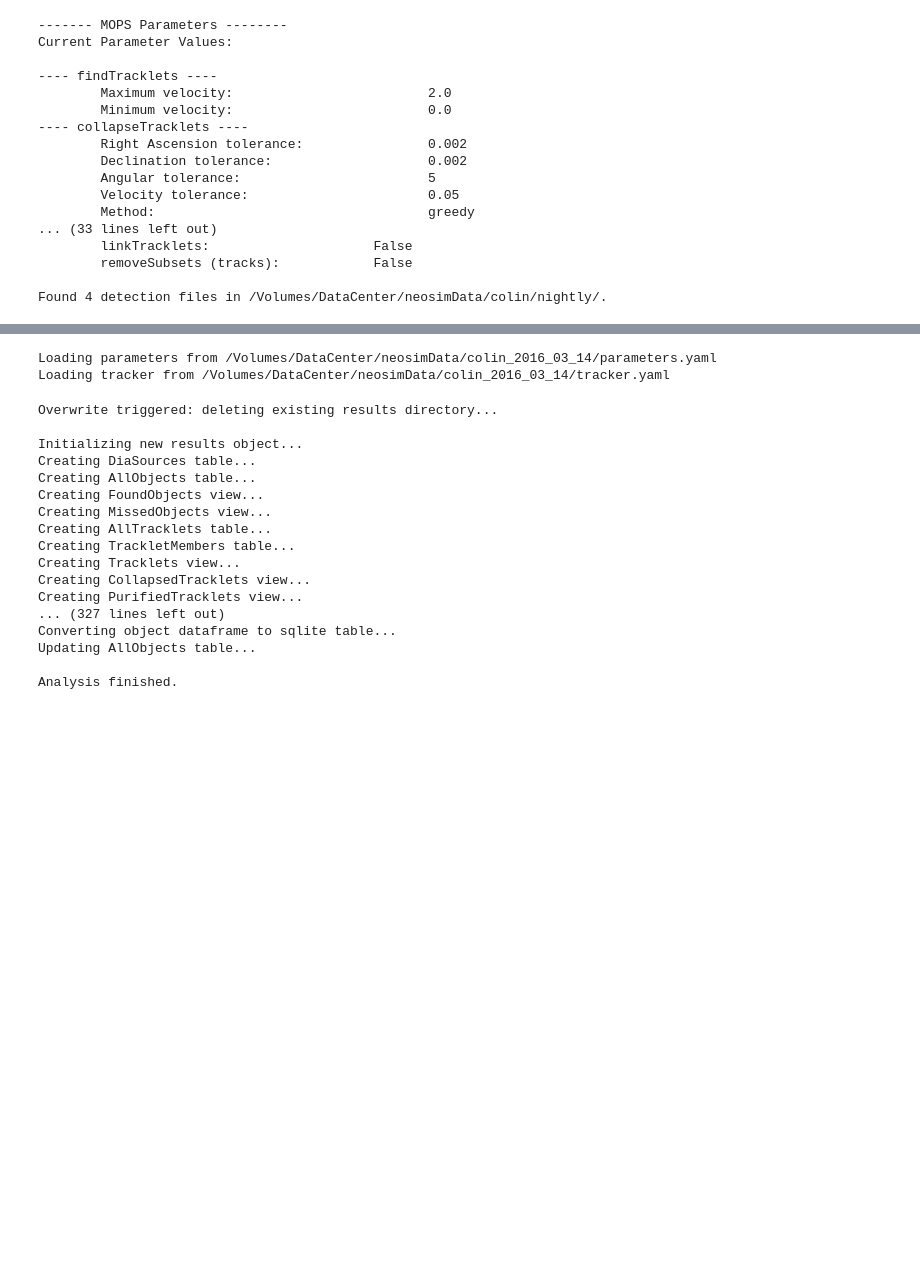
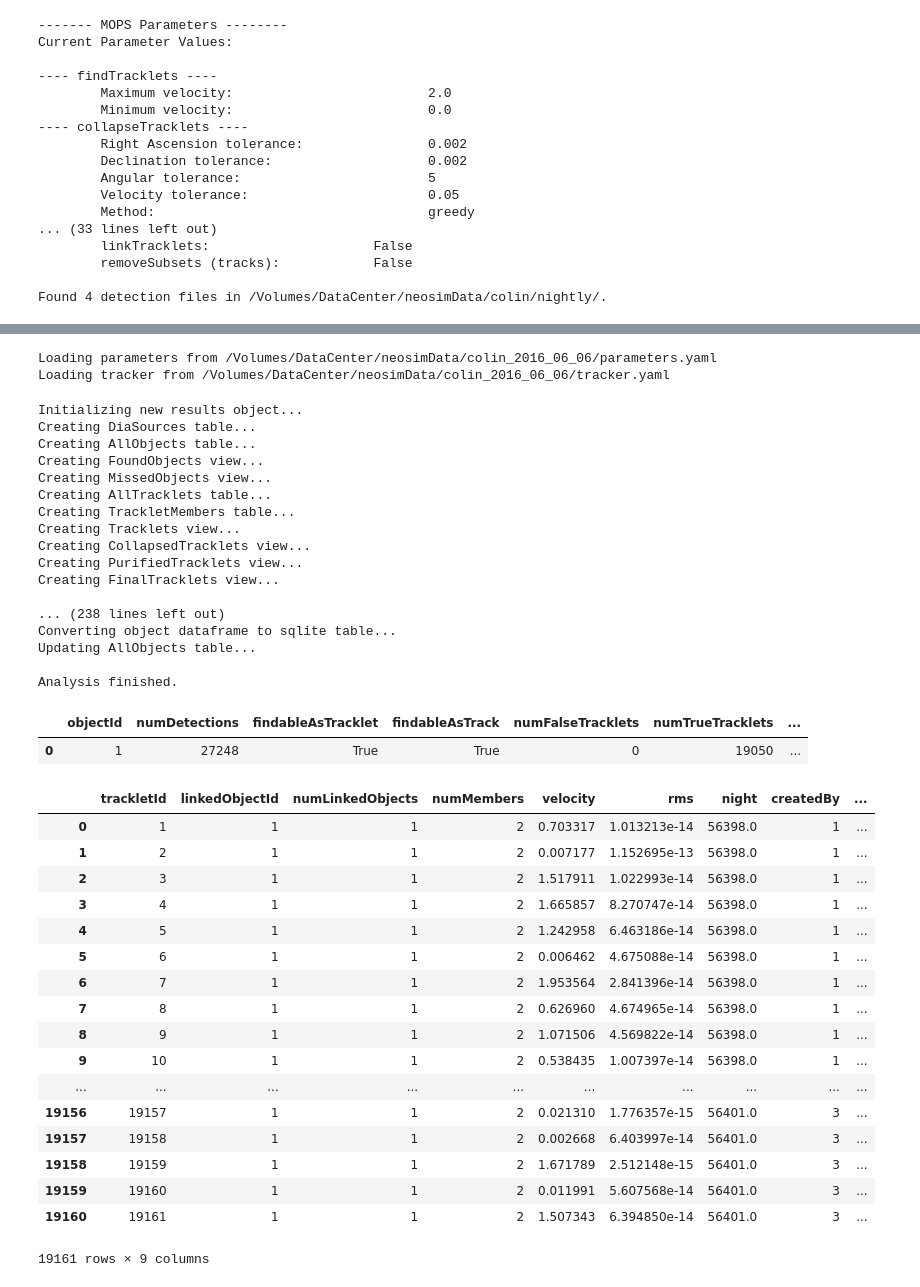
Before and after one commit to moeyensj/NEOsim, a Jupyter notebook: notebooks/colinAnalysis.ipynb, the cells around one changed output, grey strips where cells are left out. Drawn from its saved outputs; the diff is of its cells as text; code cells hidden in the pictures; blank space fills up the shorter version.

Commit message:
notebook update for Colin

```diff
--- a/notebooks/colinAnalysis.ipynb
+++ b/notebooks/colinAnalysis.ipynb
@@ -19,7 +25,7 @@ from MopsParameters import MopsParameters
 # %%
 dataDrive = "/Volumes/DataCenter/"
 dataLocation = "neosimData/colin/dia_sources_to_mops.dat"
-subsampleLocation = "neosimData/colin_2016_03_14/"
+subsampleLocation = "neosimData/colin_2016_06_06/"
 runLocation = dataDrive + subsampleLocation
 # %%
 def readDetectionsIntoDataframe(detsFile, header=1):
@@ -124,13 +130,11 @@ Saving tracker to /Volumes/DataCenter/neosimData/colin_2016_03_14/tracker.yaml
 parameters = MopsParameters.fromYaml(runLocation + "parameters.yaml")
 tracker = MopsTracker.fromYaml(runLocation + "tracker.yaml")
 # %% [output]
-Loading parameters from /Volumes/DataCenter/neosimData/colin_2016_03_14/parameters.yaml
-Loading tracker from /Volumes/DataCenter/neosimData/colin_2016_03_14/tracker.yaml
+Loading parameters from /Volumes/DataCenter/neosimData/colin_2016_06_06/parameters.yaml
+Loading tracker from /Volumes/DataCenter/neosimData/colin_2016_06_06/tracker.yaml
 # %%
-results, df = MopsAnalysis.analyze(parameters, tracker, fullDetFile=dataDrive + "neosimData/colin/dia_sources_to_mops_mod.dat", overwrite=True)
+results, objects_df = MopsAnalysis.analyze(parameters, tracker, tracklets=True, tracks=False, toDatabase=True, fullDetFile=dataDrive + "neosimData/colin/dia_sources_to_mops_mod.dat", overwrite=True)
 # %% [output]
-Overwrite triggered: deleting existing results directory...
-
 Initializing new results object...
 Creating DiaSources table...
 Creating AllObjects table...
@@ -141,8 +145,15 @@ Creating TrackletMembers table...
 Creating Tracklets view...
 Creating CollapsedTracklets view...
 Creating PurifiedTracklets view...
-... (327 lines left out)
+Creating FinalTracklets view...
+
+... (238 lines left out)
 Converting object dataframe to sqlite table...
 Updating AllObjects table...
 
 Analysis finished.
+# %%
+objects_df
+# %% [output]
+|  | objectId | numDetections | findableAsTracklet | findableAsTrack | numFalseTracklets | numTrueTracklets | ... |
+| 0 | 1 | 27248 | True | True | 0 | 19050 | ... |
@@ -148,0 +167,23 @@ Analysis finished.
+# %%
+con = sql.connect(tracker.mainDatabase)
+# %%
+pd.read_sql("SELECT * FROM AllTracklets", con)
+# %% [output]
+|  | trackletId | linkedObjectId | numLinkedObjects | numMembers | velocity | rms | night | createdBy | ... |
+| 0 | 1 | 1 | 1 | 2 | 0.703317 | 1.013213e-14 | 56398.0 | 1 | ... |
+| 1 | 2 | 1 | 1 | 2 | 0.007177 | 1.152695e-13 | 56398.0 | 1 | ... |
+| 2 | 3 | 1 | 1 | 2 | 1.517911 | 1.022993e-14 | 56398.0 | 1 | ... |
+| 3 | 4 | 1 | 1 | 2 | 1.665857 | 8.270747e-14 | 56398.0 | 1 | ... |
+| 4 | 5 | 1 | 1 | 2 | 1.242958 | 6.463186e-14 | 56398.0 | 1 | ... |
+| 5 | 6 | 1 | 1 | 2 | 0.006462 | 4.675088e-14 | 56398.0 | 1 | ... |
+| 6 | 7 | 1 | 1 | 2 | 1.953564 | 2.841396e-14 | 56398.0 | 1 | ... |
+| 7 | 8 | 1 | 1 | 2 | 0.626960 | 4.674965e-14 | 56398.0 | 1 | ... |
+| 8 | 9 | 1 | 1 | 2 | 1.071506 | 4.569822e-14 | 56398.0 | 1 | ... |
+| 9 | 10 | 1 | 1 | 2 | 0.538435 | 1.007397e-14 | 56398.0 | 1 | ... |
+| ... | ... | ... | ... | ... | ... | ... | ... | ... | ... |
+| 19156 | 19157 | 1 | 1 | 2 | 0.021310 | 1.776357e-15 | 56401.0 | 3 | ... |
+| 19157 | 19158 | 1 | 1 | 2 | 0.002668 | 6.403997e-14 | 56401.0 | 3 | ... |
+| 19158 | 19159 | 1 | 1 | 2 | 1.671789 | 2.512148e-15 | 56401.0 | 3 | ... |
+| 19159 | 19160 | 1 | 1 | 2 | 0.011991 | 5.607568e-14 | 56401.0 | 3 | ... |
+| 19160 | 19161 | 1 | 1 | 2 | 1.507343 | 6.394850e-14 | 56401.0 | 3 | ... |
+19161 rows × 9 columns
```
Also changed, not shown: parts of 9 cells of this notebook.
